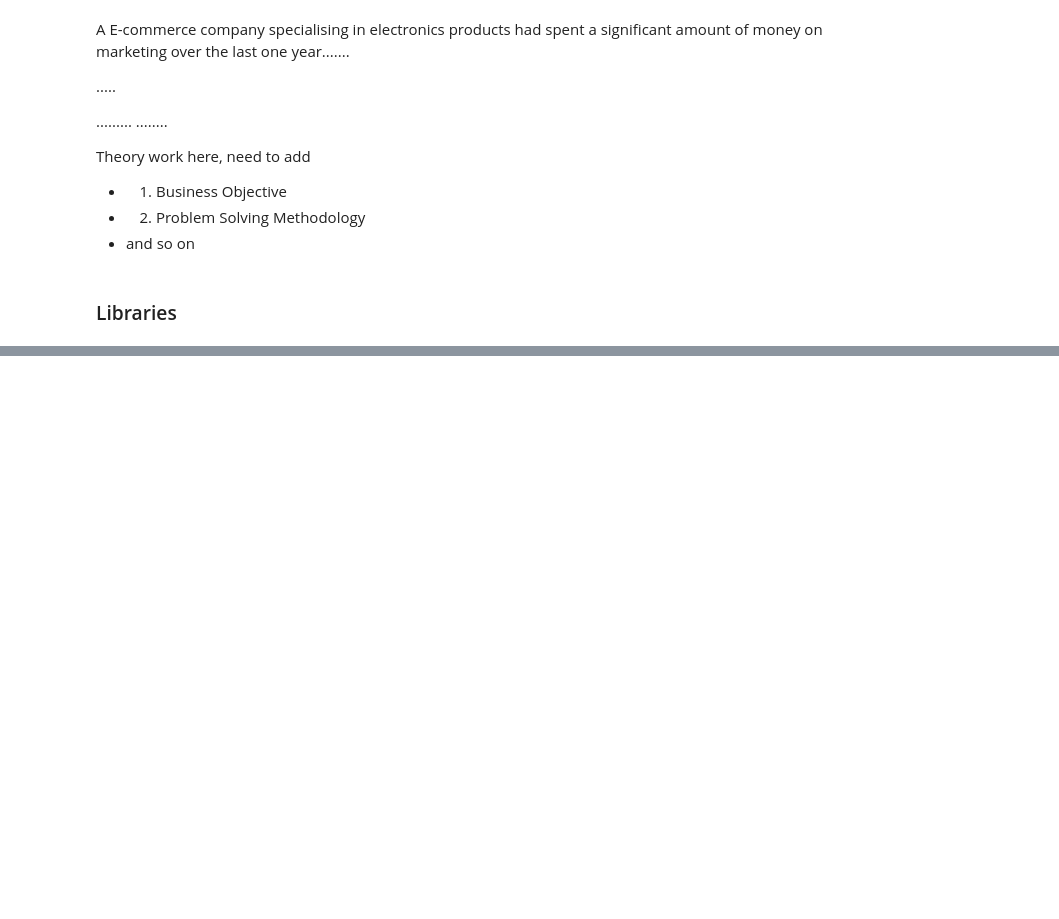
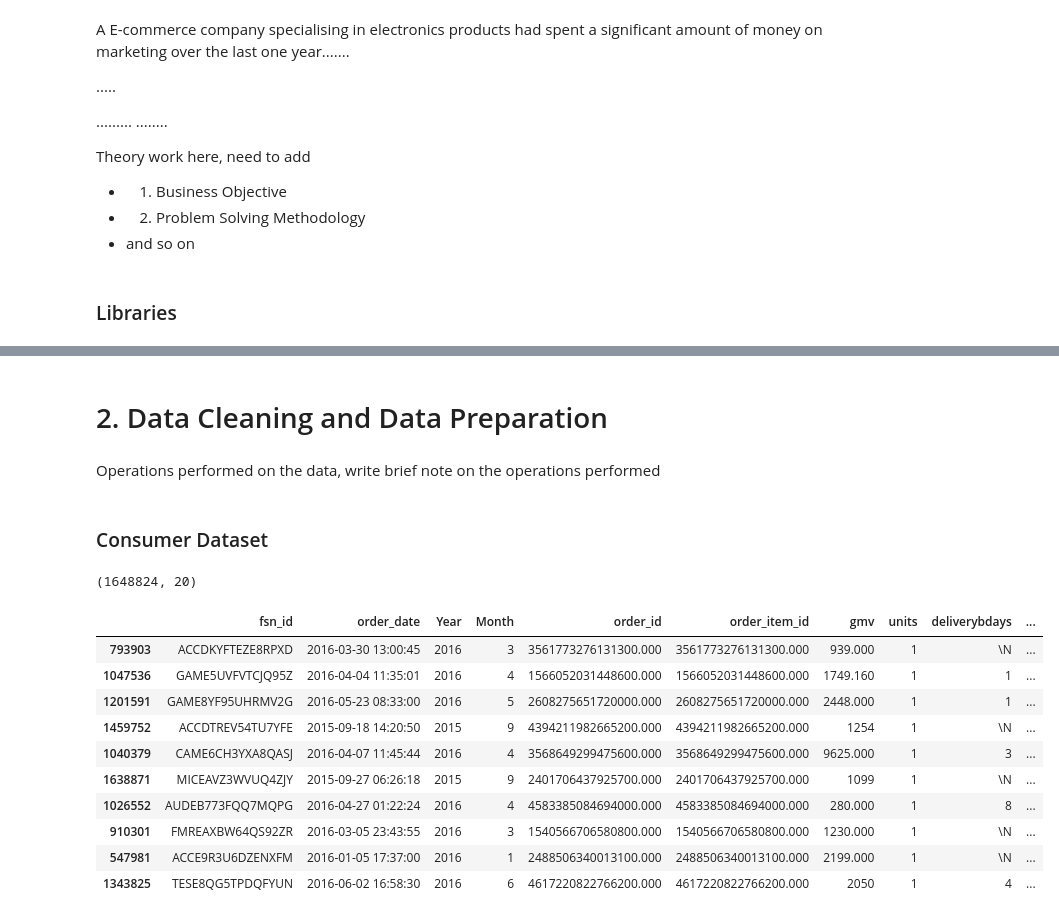
Before and after one commit to Singhal-Piyush/Ecommerce_Marketing_Mix_Model, a Jupyter notebook: MMM_E-Commerce_Notebook.ipynb, the cells around one changed output, grey strips where cells are left out. Cells and saved outputs as stored; diff of their text form; code cells hidden in the pictures; blank space fills up the shorter version.

```diff
--- a/MMM_E-Commerce_Notebook.ipynb
+++ b/MMM_E-Commerce_Notebook.ipynb
@@ -35,4 +35,6 @@ import matplotlib.pyplot as plt
 # suppresing warnings
 import warnings
 warnings.filterwarnings('ignore')
+# %%
+pd.set_option('display.float_format','{:.3f}'.format)
 # %% [markdown]
@@ -40,4 +44,3 @@ warnings.filterwarnings('ignore')
 # %%
-import zipfile
-
-zip_path = '.\dataset\E-Commerce_Dataset.rar'
+consumer_dataset = pd.read_csv('.\dataset\ConsumerElectronics.csv.gz', compression = 'gzip')
+consumer_dataset.sample(5)
@@ -76,0 +247,24 @@ dataset_2.shape
+# %% [markdown]
+# 2. Data Cleaning and Data Preparation
+# %% [markdown]
+Operations performed on the data, write brief note on the operations performed
+# %% [markdown]
+### Consumer Dataset
+# %%
+consumer_dataset.shape
+# %% [output]
+(1648824, 20)
+# %%
+consumer_dataset.sample(10)
+# %% [output]
+|  | fsn_id | order_date | Year | Month | order_id | order_item_id | gmv | units | deliverybdays | ... |
+| 793903 | ACCDKYFTEZE8RPXD | 2016-03-30 13:00:45 | 2016 | 3 | 3561773276131300.000 | 3561773276131300.000 | 939.000 | 1 | \N | ... |
+| 1047536 | GAME5UVFVTCJQ95Z | 2016-04-04 11:35:01 | 2016 | 4 | 1566052031448600.000 | 1566052031448600.000 | 1749.160 | 1 | 1 | ... |
+| 1201591 | GAME8YF95UHRMV2G | 2016-05-23 08:33:00 | 2016 | 5 | 2608275651720000.000 | 2608275651720000.000 | 2448.000 | 1 | 1 | ... |
+| 1459752 | ACCDTREV54TU7YFE | 2015-09-18 14:20:50 | 2015 | 9 | 4394211982665200.000 | 4394211982665200.000 | 1254 | 1 | \N | ... |
+| 1040379 | CAME6CH3YXA8QASJ | 2016-04-07 11:45:44 | 2016 | 4 | 3568649299475600.000 | 3568649299475600.000 | 9625.000 | 1 | 3 | ... |
+| 1638871 | MICEAVZ3WVUQ4ZJY | 2015-09-27 06:26:18 | 2015 | 9 | 2401706437925700.000 | 2401706437925700.000 | 1099 | 1 | \N | ... |
+| 1026552 | AUDEB773FQQ7MQPG | 2016-04-27 01:22:24 | 2016 | 4 | 4583385084694000.000 | 4583385084694000.000 | 280.000 | 1 | 8 | ... |
+| 910301 | FMREAXBW64QS92ZR | 2016-03-05 23:43:55 | 2016 | 3 | 1540566706580800.000 | 1540566706580800.000 | 1230.000 | 1 | \N | ... |
+| 547981 | ACCE9R3U6DZENXFM | 2016-01-05 17:37:00 | 2016 | 1 | 2488506340013100.000 | 2488506340013100.000 | 2199.000 | 1 | \N | ... |
+| 1343825 | TESE8QG5TPDQFYUN | 2016-06-02 16:58:30 | 2016 | 6 | 4617220822766200.000 | 4617220822766200.000 | 2050 | 1 | 4 | ... |
```
Also changed, not shown: parts of 58 cells of this notebook, 3 other files.
